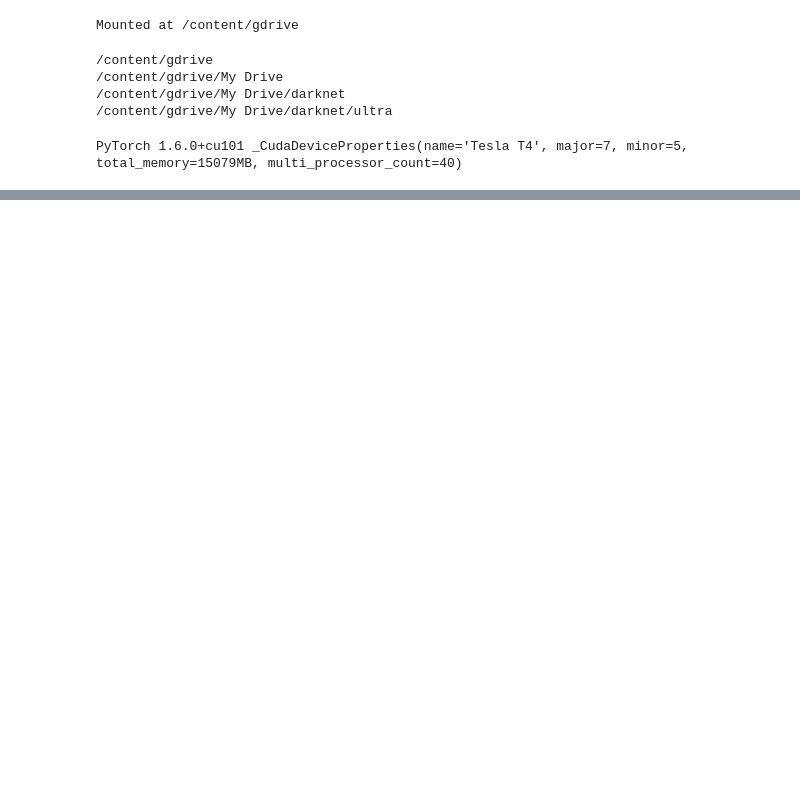
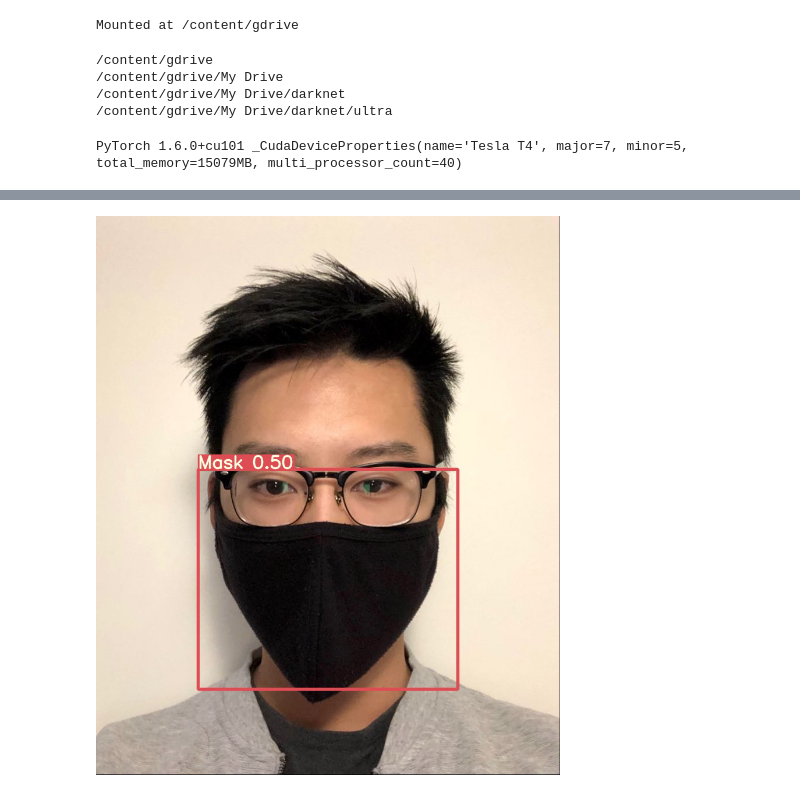
Before and after one commit to aleksficek/Face-Mask-Detector, a Jupyter notebook: maskyolo.ipynb, the cells around one changed output, grey strips where cells are left out. Drawn from its saved outputs; the diff is of its cells as text; code cells hidden in the pictures; blank space fills up the shorter version.

```diff
--- a/maskyolo.ipynb
+++ b/maskyolo.ipynb
@@ -99,0 +77,5 @@ RuntimeError: Error(s) in loading state_dict for Darknet:
+# %%
+from PIL import Image
+Image.open('/content/gdrive/My Drive/darknet/ultra/yolov3/output/jlin.jpg')
+# %% [output]
+[figure, added]
```
Also changed, not shown: parts of 4 cells of this notebook.
